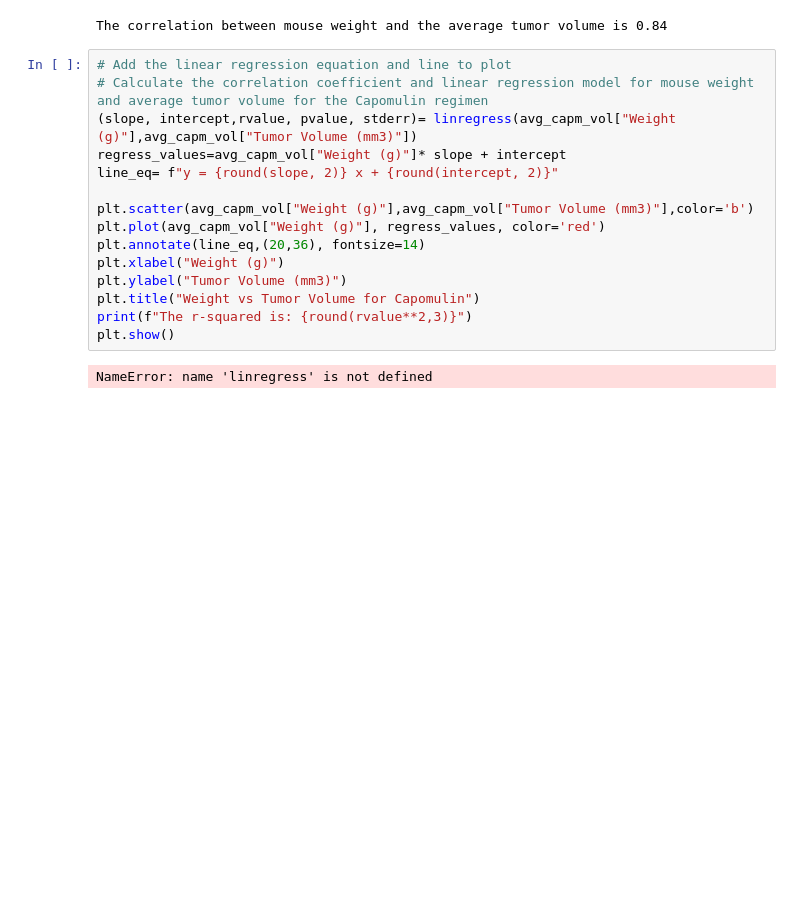
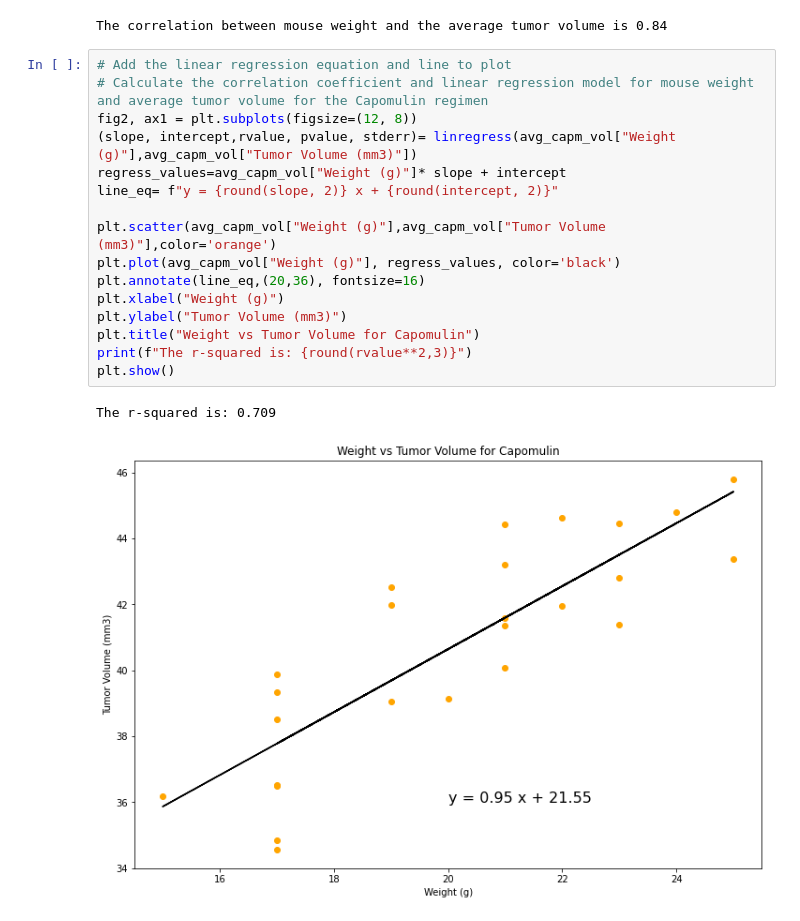
Before and after one commit to Jesskhunter/Matplotlib-Challenge, a Jupyter notebook: Pymaceuticals/pymaceuticals_starter.ipynb, the cells around one changed output. Cells and saved outputs as stored; diff of their text form; blank space fills up the shorter version.

```diff
--- a/Pymaceuticals/pymaceuticals_starter.ipynb
+++ b/Pymaceuticals/pymaceuticals_starter.ipynb
@@ -450,17 +487,19 @@ The correlation between mouse weight and the average tumor volume is 0.84
 # %%
 # Add the linear regression equation and line to plot
 # Calculate the correlation coefficient and linear regression model for mouse weight and average tumor volume for the Capomulin regimen
+fig2, ax1 = plt.subplots(figsize=(12, 8))
 (slope, intercept,rvalue, pvalue, stderr)= linregress(avg_capm_vol["Weight (g)"],avg_capm_vol["Tumor Volume (mm3)"])
 regress_values=avg_capm_vol["Weight (g)"]* slope + intercept
 line_eq= f"y = {round(slope, 2)} x + {round(intercept, 2)}"
 
-plt.scatter(avg_capm_vol["Weight (g)"],avg_capm_vol["Tumor Volume (mm3)"],color='b')
-plt.plot(avg_capm_vol["Weight (g)"], regress_values, color='red')
-plt.annotate(line_eq,(20,36), fontsize=14)
+plt.scatter(avg_capm_vol["Weight (g)"],avg_capm_vol["Tumor Volume (mm3)"],color='orange')
+plt.plot(avg_capm_vol["Weight (g)"], regress_values, color='black')
+plt.annotate(line_eq,(20,36), fontsize=16)
 plt.xlabel("Weight (g)")
 plt.ylabel("Tumor Volume (mm3)")
 plt.title("Weight vs Tumor Volume for Capomulin")
 print(f"The r-squared is: {round(rvalue**2,3)}")
 plt.show()
 # %% [output]
-NameError: name 'linregress' is not defined
+The r-squared is: 0.709
+[figure, added]
```
Also changed, not shown: parts of 5 cells of this notebook.
